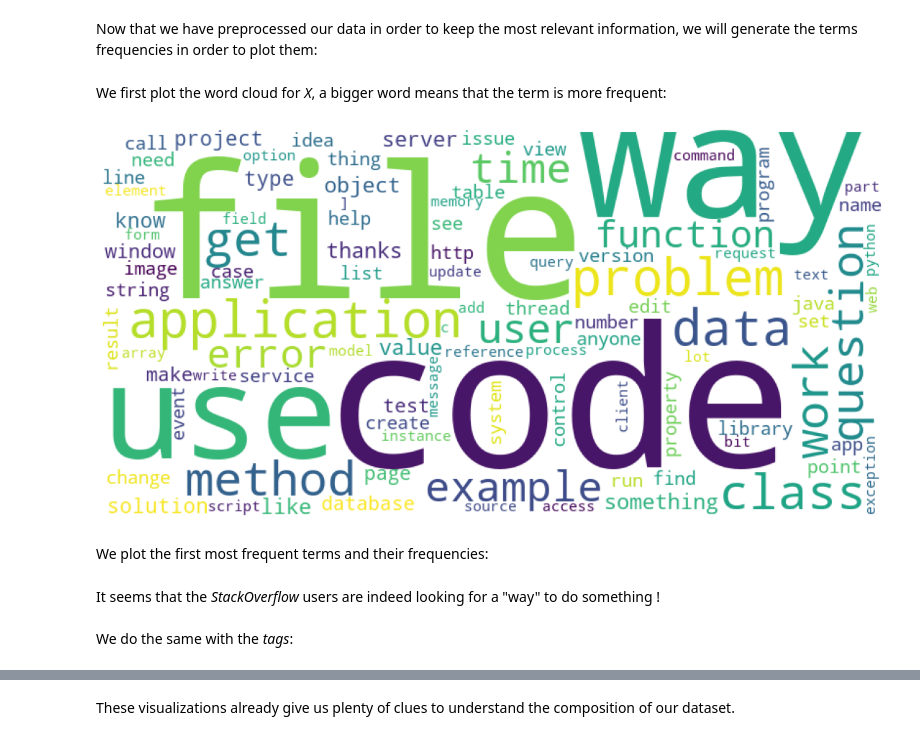
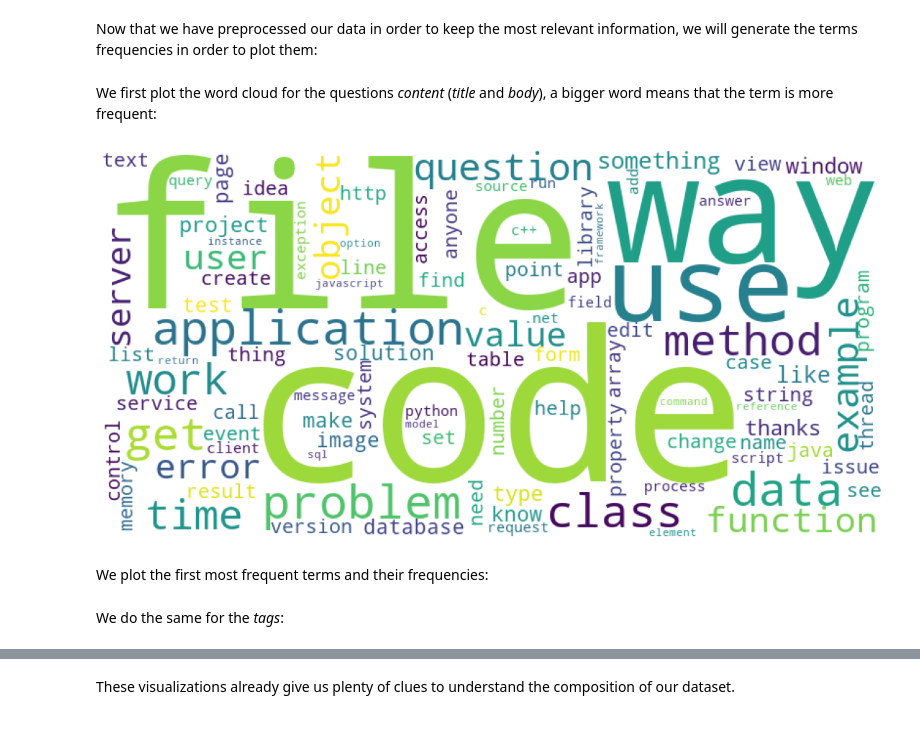
Before and after one commit to thibaudgrosjean/Stack-Overflow-questions, a Jupyter notebook: P5_01_exploration.ipynb, the cells around one changed output, grey strips where cells are left out. Drawn from its saved outputs; the diff is of its cells as text; code cells hidden in the pictures.

```diff
--- a/P5_01_exploration.ipynb
+++ b/P5_01_exploration.ipynb
@@ -182,28 +198,28 @@ def gen_frequencies(series):
     return dist
 
 
-body_frequencies = gen_frequencies(df['Body_tokens'])
+title_body_frequencies = gen_frequencies(df['Title_Body_tokens'])
 # %% [markdown]
-We first plot the word cloud for *X*, a bigger word means that the term is more frequent:
+We first plot the word cloud for the questions *content* (*title* and *body*), a bigger word means that the term is more frequent:
 # %%
 def word_cloud(frequencies):
 
     wordcloud = WordCloud(
         background_color='white',
         max_words=100,
         width=800,
         height=400
         ).generate_from_frequencies(frequencies)
 
     plt.figure(figsize=(20, 10))
     plt.imshow(wordcloud)
     plt.axis("off")
     plt.show()
 
 
-word_cloud(body_frequencies)
+word_cloud(title_body_frequencies)
 # %% [output]
-[figure, old version]
+[figure, new version]
 # %% [markdown]
 We plot the first most frequent terms and their frequencies:
 # %%
@@ -229,7 +245,5 @@ plot_frequencies(body_frequencies, 'Body')
-# %% [markdown]
-It seems that the *StackOverflow* users are indeed looking for a "way" to do something !\
-\
-We do the same with the *tags*:
+# %% [markdown]
+We do the same for the *tags*:
 # %%
 tags_frequencies = gen_frequencies(df['Tags_tokens'])
 word_cloud(tags_frequencies)
```
Also changed, not shown: parts of 8 cells of this notebook, 13 other files.
